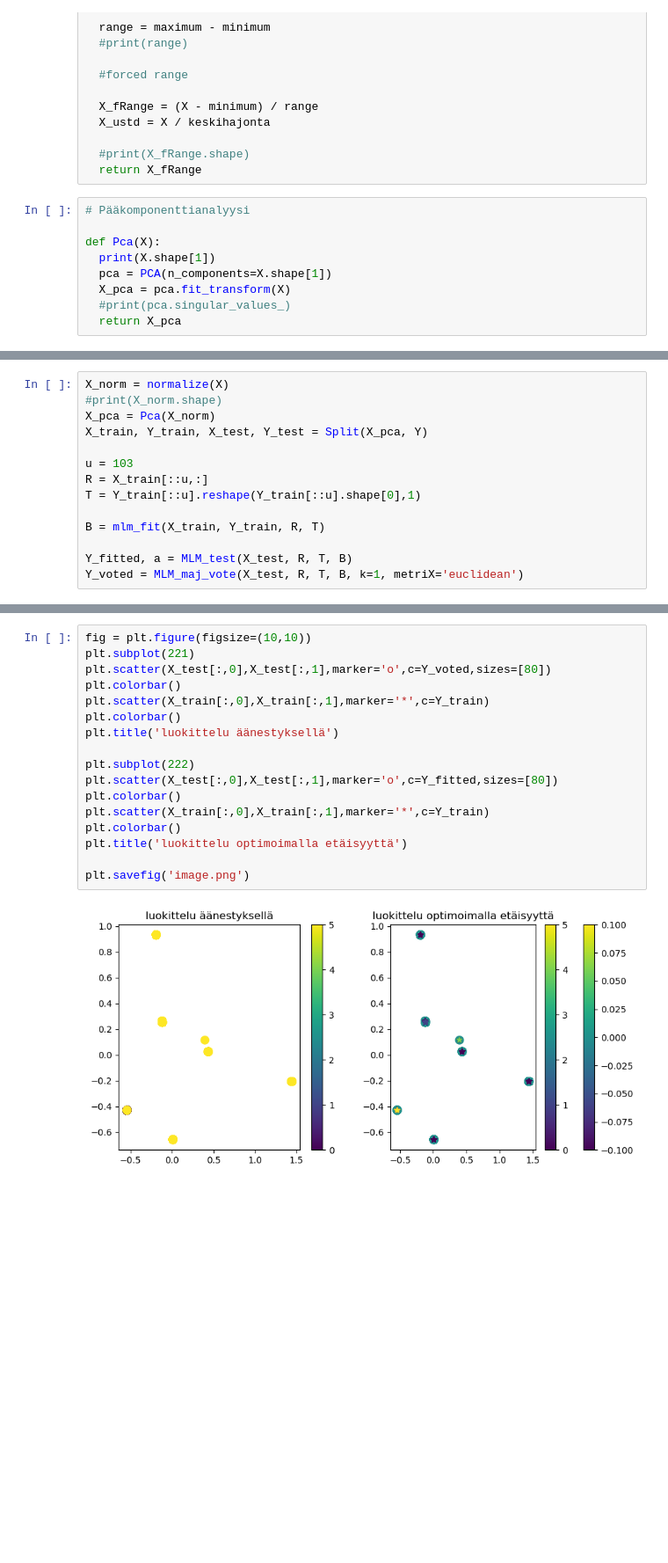
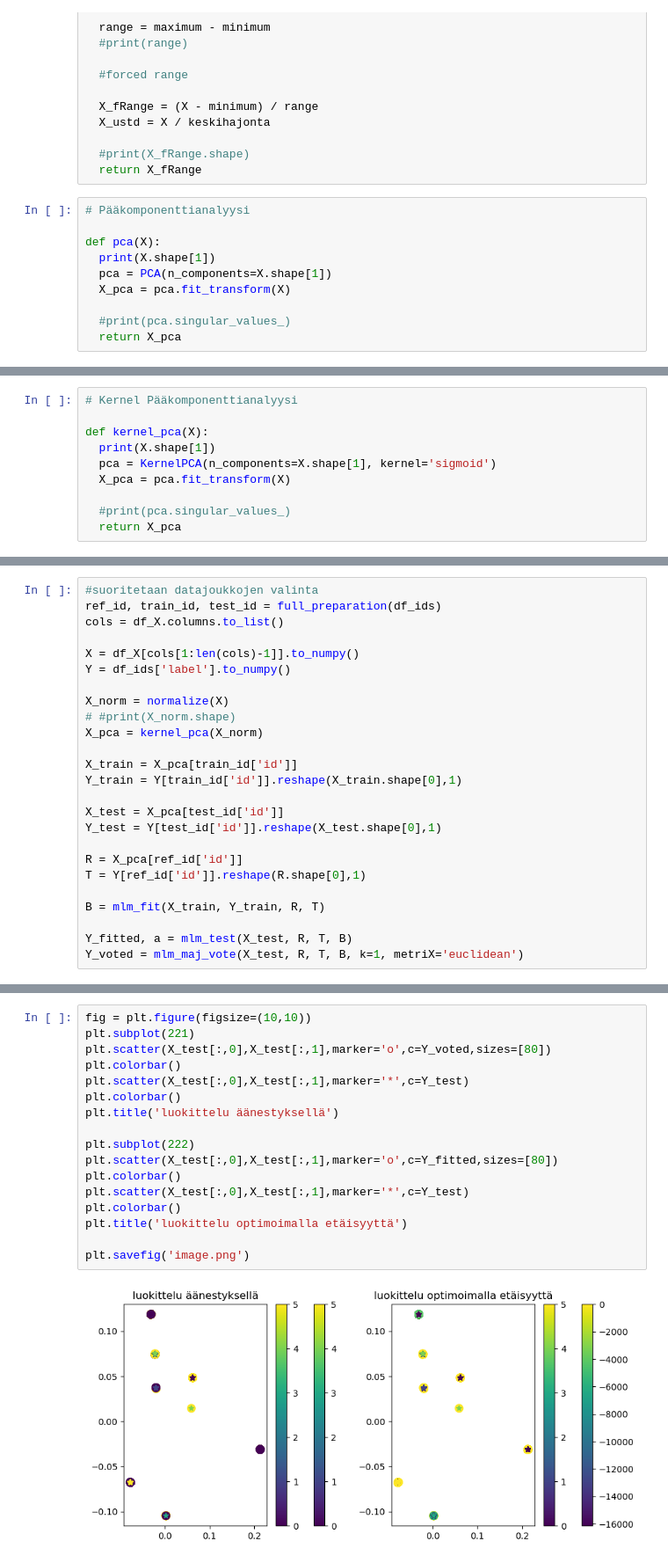
Before and after one commit to hullcaid/KO-KT, a Jupyter notebook: MiraiTrafficDetection.ipynb, the cells around one changed output, grey strips where cells are left out. Shown at 88% size. Drawn from its saved outputs; the diff is of its cells as text; blank space fills up the shorter version.

```diff
--- a/MiraiTrafficDetection.ipynb
+++ b/MiraiTrafficDetection.ipynb
@@ -82,9 +129,10 @@ def normalize(X):
 # %%
 # Pääkomponenttianalyysi
 
-def Pca(X):
+def pca(X):
   print(X.shape[1])
   pca = PCA(n_components=X.shape[1])
   X_pca = pca.fit_transform(X)
+
   #print(pca.singular_values_)
   return X_pca
@@ -98,2 +139,12 @@ def Split(X, Y):
+# %%
+# Kernel Pääkomponenttianalyysi
+
+def kernel_pca(X):
+  print(X.shape[1])
+  pca = KernelPCA(n_components=X.shape[1], kernel='sigmoid')
+  X_pca = pca.fit_transform(X)
+
+  #print(pca.singular_values_)
+  return X_pca
 # %%
 # mallin tunnuslukujen laskeminen
@@ -107,15 +174,26 @@ def perfomanceKPIs(Y_result, Y_true):
 # %%
+#suoritetaan datajoukkojen valinta
+ref_id, train_id, test_id = full_preparation(df_ids)
+cols = df_X.columns.to_list()
+
+X = df_X[cols[1:len(cols)-1]].to_numpy()
+Y = df_ids['label'].to_numpy()
+
 X_norm = normalize(X)
-#print(X_norm.shape)
-X_pca = Pca(X_norm)
-X_train, Y_train, X_test, Y_test = Split(X_pca, Y)
+# #print(X_norm.shape)
+X_pca = kernel_pca(X_norm)
 
-u = 103
-R = X_train[::u,:]
-T = Y_train[::u].reshape(Y_train[::u].shape[0],1)
+X_train = X_pca[train_id['id']]
+Y_train = Y[train_id['id']].reshape(X_train.shape[0],1)
+
+X_test = X_pca[test_id['id']]
+Y_test = Y[test_id['id']].reshape(X_test.shape[0],1)
+
+R = X_pca[ref_id['id']]
+T = Y[ref_id['id']].reshape(R.shape[0],1)
 
 B = mlm_fit(X_train, Y_train, R, T)
 
-Y_fitted, a = MLM_test(X_test, R, T, B)
-Y_voted = MLM_maj_vote(X_test, R, T, B, k=1, metriX='euclidean')
+Y_fitted, a = mlm_test(X_test, R, T, B)
+Y_voted = mlm_maj_vote(X_test, R, T, B, k=1, metriX='euclidean')
 # %% [output]
@@ -158,19 +245,19 @@ Pisteet luokissa (esimerkkiajo):
 # %%
 fig = plt.figure(figsize=(10,10))
 plt.subplot(221)
 plt.scatter(X_test[:,0],X_test[:,1],marker='o',c=Y_voted,sizes=[80])
 plt.colorbar()
-plt.scatter(X_train[:,0],X_train[:,1],marker='*',c=Y_train)
+plt.scatter(X_test[:,0],X_test[:,1],marker='*',c=Y_test)
 plt.colorbar()
 plt.title('luokittelu äänestyksellä')
 
 plt.subplot(222)
 plt.scatter(X_test[:,0],X_test[:,1],marker='o',c=Y_fitted,sizes=[80])
 plt.colorbar()
-plt.scatter(X_train[:,0],X_train[:,1],marker='*',c=Y_train)
+plt.scatter(X_test[:,0],X_test[:,1],marker='*',c=Y_test)
 plt.colorbar()
 plt.title('luokittelu optimoimalla etäisyyttä')
 
 plt.savefig('image.png')
 # %% [output]
-[figure, old version]
+[figure, new version]
```
Also changed, not shown: parts of 17 cells of this notebook, 5 other files.
